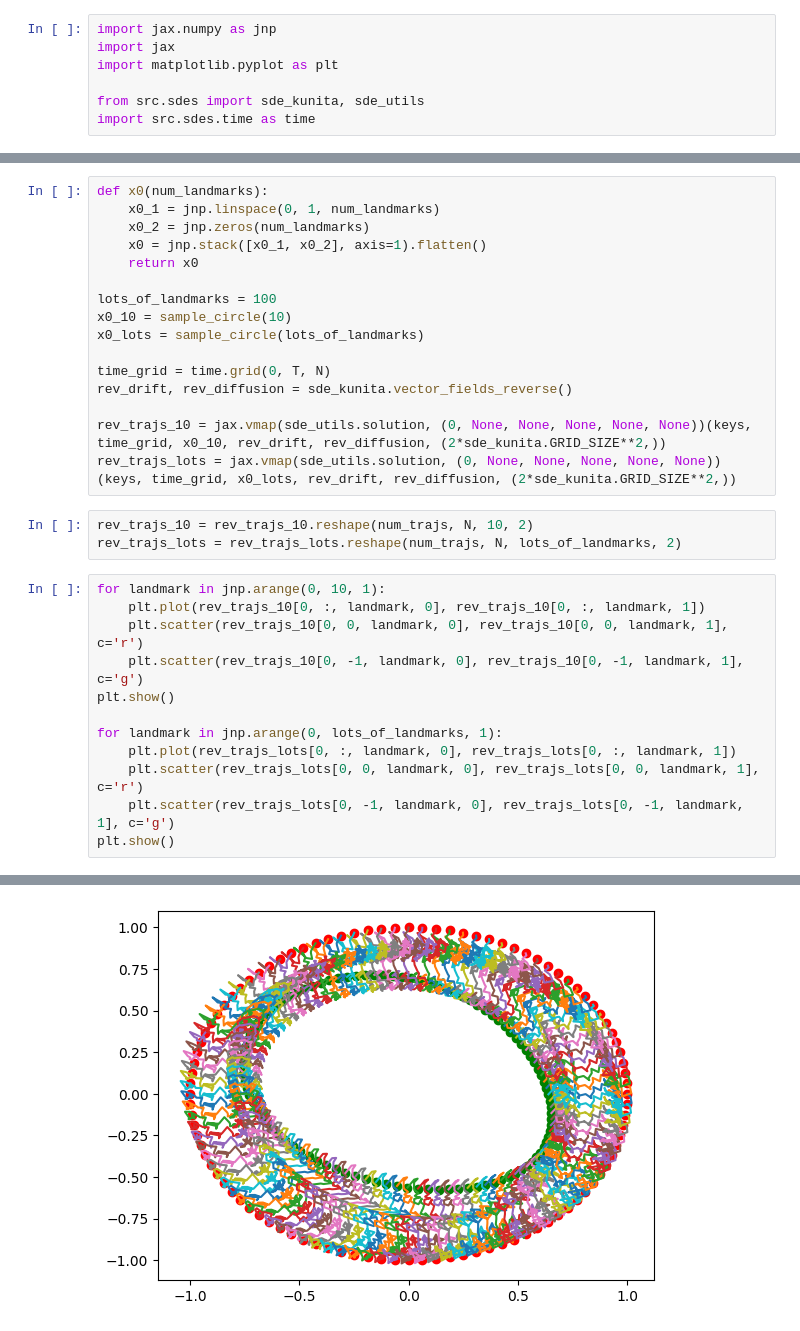
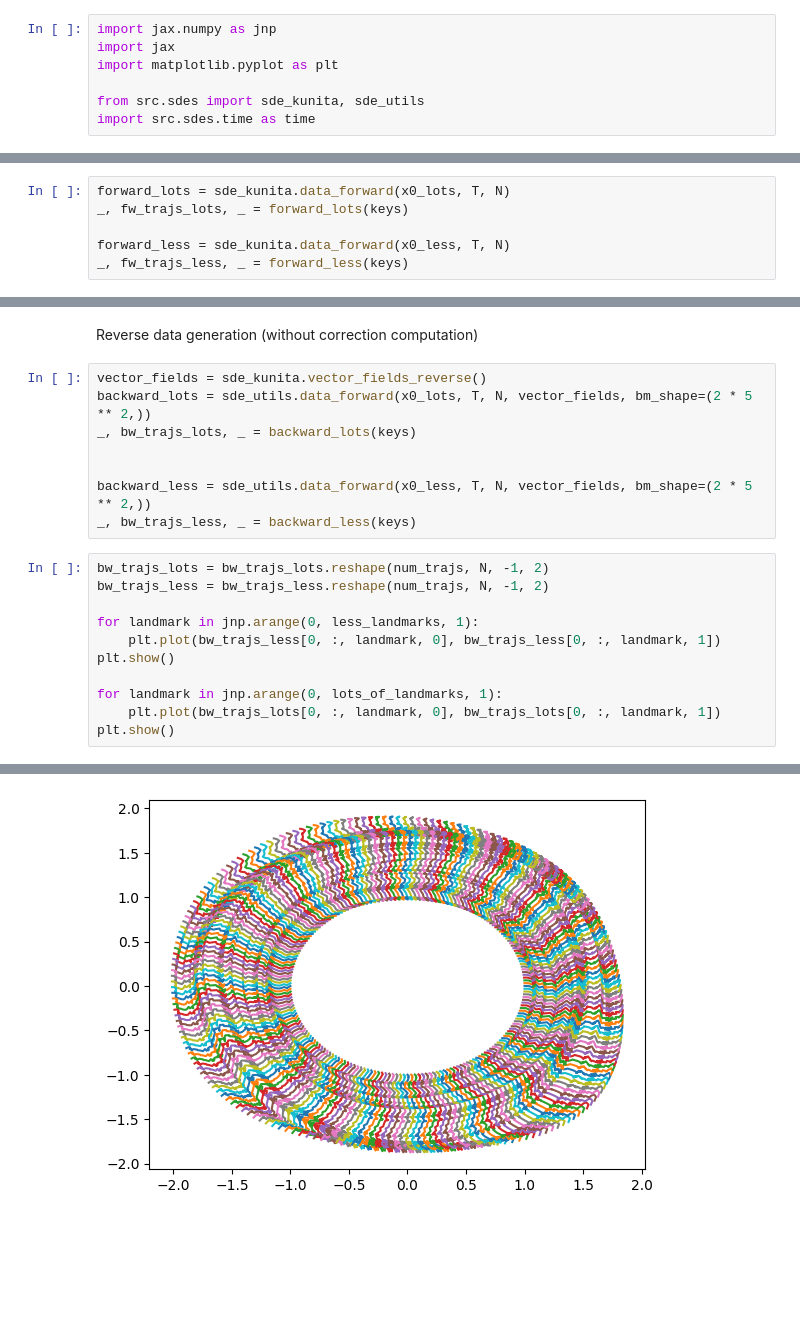
Before and after one commit to libbylbaker/forward_bridge, a Jupyter notebook: experiments/data_exploration/kunita.ipynb, the cells around one changed output, grey strips where cells are left out. Drawn from its saved outputs; the diff is of its cells as text; blank space fills up the shorter version.

Commit message:
Made computation of the kunita flows faster

```diff
--- a/experiments/data_exploration/kunita.ipynb
+++ b/experiments/data_exploration/kunita.ipynb
@@ -41 +36,7 @@ trajs_less = trajs_10.reshape(num_trajs, N, 5, 2)
+# %%
+forward_lots = sde_kunita.data_forward(x0_lots, T, N)
+_, fw_trajs_lots, _ = forward_lots(keys)
+
+forward_less = sde_kunita.data_forward(x0_less, T, N)
+_, fw_trajs_less, _ = forward_less(keys)
 # %%
@@ -85,32 +56,22 @@ plt.show()
-# %%
-def x0(num_landmarks):
-    x0_1 = jnp.linspace(0, 1, num_landmarks)
-    x0_2 = jnp.zeros(num_landmarks)
-    x0 = jnp.stack([x0_1, x0_2], axis=1).flatten()
-    return x0
-
-lots_of_landmarks = 100
-x0_10 = sample_circle(10)
-x0_lots = sample_circle(lots_of_landmarks)
-
-time_grid = time.grid(0, T, N)
-rev_drift, rev_diffusion = sde_kunita.vector_fields_reverse()
-
-rev_trajs_10 = jax.vmap(sde_utils.solution, (0, None, None, None, None, None))(keys, time_grid, x0_10, rev_drift, rev_diffusion, (2*sde_kunita.GRID_SIZE**2,))
-rev_trajs_lots = jax.vmap(sde_utils.solution, (0, None, None, None, None, None))(keys, time_grid, x0_lots, rev_drift, rev_diffusion, (2*sde_kunita.GRID_SIZE**2,))
-# %%
-rev_trajs_10 = rev_trajs_10.reshape(num_trajs, N, 10, 2)
-rev_trajs_lots = rev_trajs_lots.reshape(num_trajs, N, lots_of_landmarks, 2)
+# %% [markdown]
+Reverse data generation (without correction computation)
+# %%
+vector_fields = sde_kunita.vector_fields_reverse()
+backward_lots = sde_utils.data_forward(x0_lots, T, N, vector_fields, bm_shape=(2 * 5 ** 2,))
+_, bw_trajs_lots, _ = backward_lots(keys)
+
+
+backward_less = sde_utils.data_forward(x0_less, T, N, vector_fields, bm_shape=(2 * 5 ** 2,))
+_, bw_trajs_less, _ = backward_less(keys)
 # %%
-for landmark in jnp.arange(0, 10, 1):
-    plt.plot(rev_trajs_10[0, :, landmark, 0], rev_trajs_10[0, :, landmark, 1])
-    plt.scatter(rev_trajs_10[0, 0, landmark, 0], rev_trajs_10[0, 0, landmark, 1], c='r')
-    plt.scatter(rev_trajs_10[0, -1, landmark, 0], rev_trajs_10[0, -1, landmark, 1], c='g')
+bw_trajs_lots = bw_trajs_lots.reshape(num_trajs, N, -1, 2)
+bw_trajs_less = bw_trajs_less.reshape(num_trajs, N, -1, 2)
+
+for landmark in jnp.arange(0, less_landmarks, 1):
+    plt.plot(bw_trajs_less[0, :, landmark, 0], bw_trajs_less[0, :, landmark, 1])
 plt.show()
 
 for landmark in jnp.arange(0, lots_of_landmarks, 1):
-    plt.plot(rev_trajs_lots[0, :, landmark, 0], rev_trajs_lots[0, :, landmark, 1])
-    plt.scatter(rev_trajs_lots[0, 0, landmark, 0], rev_trajs_lots[0, 0, landmark, 1], c='r')
-    plt.scatter(rev_trajs_lots[0, -1, landmark, 0], rev_trajs_lots[0, -1, landmark, 1], c='g')
+    plt.plot(bw_trajs_lots[0, :, landmark, 0], bw_trajs_lots[0, :, landmark, 1])
 plt.show()
 # %% [output]
@@ -118 +79 @@ plt.show()
-[figure, old version]
+[figure, new version]
```
Also changed, not shown: parts of 11 cells of this notebook, 1 other file.
